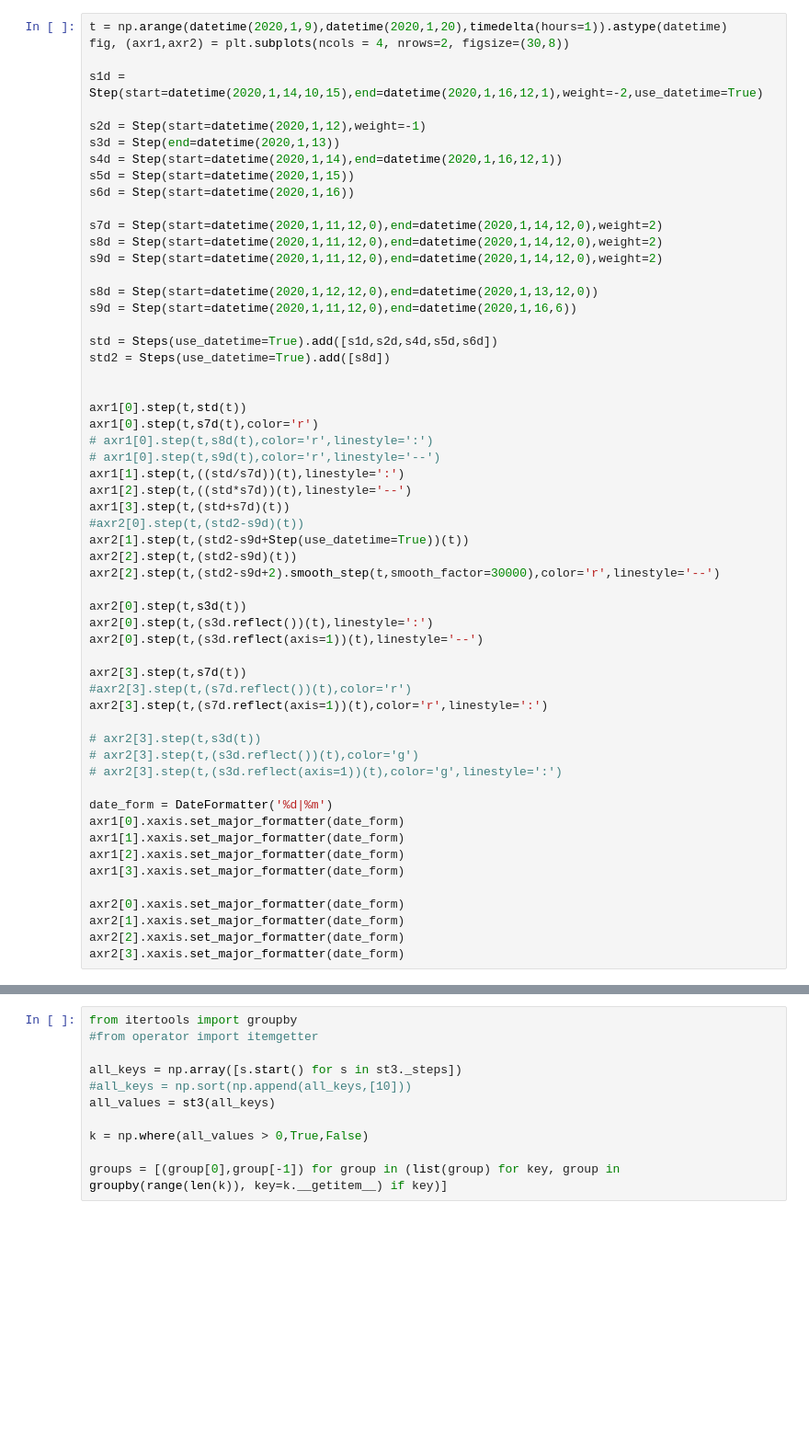
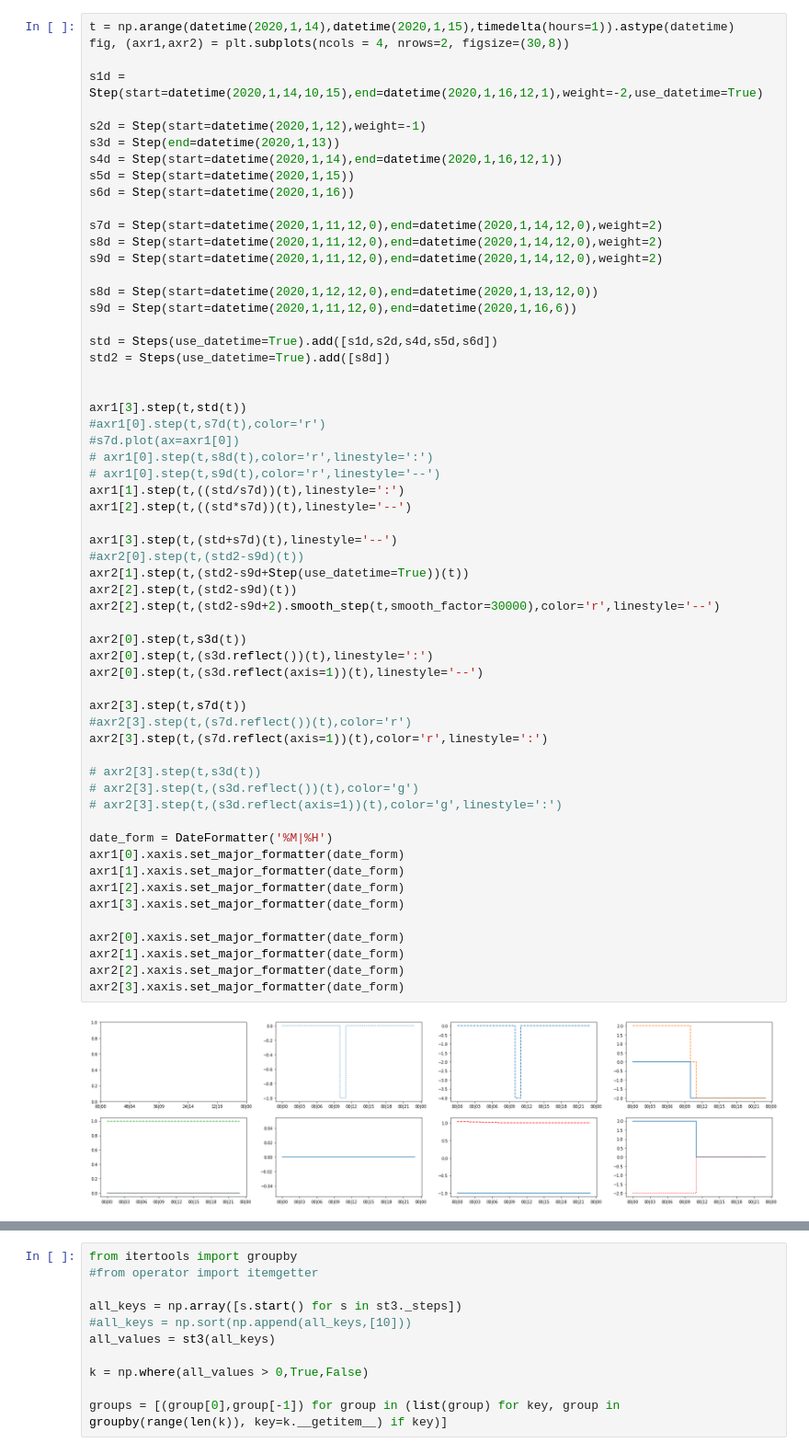
Before and after one commit to probability/topicmodelunderstanding, a Jupyter notebook: Notebooks/operations tests.ipynb, the cells around one changed output, grey strips where cells are left out. Shown at 92% size. Saved outputs shown, nothing was run; the diff lists cells and outputs as text; blank space fills up the shorter version.

```diff
--- a/Notebooks/operations tests.ipynb
+++ b/Notebooks/operations tests.ipynb
@@ -6,5 +8,5 @@ from datetime import datetime,timedelta
 # %%
-t = np.arange(datetime(2020,1,9),datetime(2020,1,20),timedelta(hours=1)).astype(datetime)
+t = np.arange(datetime(2020,1,14),datetime(2020,1,15),timedelta(hours=1)).astype(datetime)
 fig, (axr1,axr2) = plt.subplots(ncols = 4, nrows=2, figsize=(30,8))
 
 s1d = Step(start=datetime(2020,1,14,10,15),end=datetime(2020,1,16,12,1),weight=-2,use_datetime=True)
@@ -26,40 +28,44 @@ std = Steps(use_datetime=True).add([s1d,s2d,s4d,s5d,s6d])
 std2 = Steps(use_datetime=True).add([s8d])
 
 
-axr1[0].step(t,std(t))
-axr1[0].step(t,s7d(t),color='r')
+axr1[3].step(t,std(t))
+#axr1[0].step(t,s7d(t),color='r')
+#s7d.plot(ax=axr1[0])
 # axr1[0].step(t,s8d(t),color='r',linestyle=':')
 # axr1[0].step(t,s9d(t),color='r',linestyle='--')
 axr1[1].step(t,((std/s7d))(t),linestyle=':')
 axr1[2].step(t,((std*s7d))(t),linestyle='--')
-axr1[3].step(t,(std+s7d)(t))
+
+axr1[3].step(t,(std+s7d)(t),linestyle='--')
 #axr2[0].step(t,(std2-s9d)(t))
 axr2[1].step(t,(std2-s9d+Step(use_datetime=True))(t))
 axr2[2].step(t,(std2-s9d)(t))
 axr2[2].step(t,(std2-s9d+2).smooth_step(t,smooth_factor=30000),color='r',linestyle='--')
 
 axr2[0].step(t,s3d(t))
 axr2[0].step(t,(s3d.reflect())(t),linestyle=':')
 axr2[0].step(t,(s3d.reflect(axis=1))(t),linestyle='--')
 
 axr2[3].step(t,s7d(t))
 #axr2[3].step(t,(s7d.reflect())(t),color='r')
 axr2[3].step(t,(s7d.reflect(axis=1))(t),color='r',linestyle=':')
 
 # axr2[3].step(t,s3d(t))
 # axr2[3].step(t,(s3d.reflect())(t),color='g')
 # axr2[3].step(t,(s3d.reflect(axis=1))(t),color='g',linestyle=':')
 
-date_form = DateFormatter('%d|%m')
+date_form = DateFormatter('%M|%H')
 axr1[0].xaxis.set_major_formatter(date_form)
 axr1[1].xaxis.set_major_formatter(date_form)
 axr1[2].xaxis.set_major_formatter(date_form)
 axr1[3].xaxis.set_major_formatter(date_form)
 
 axr2[0].xaxis.set_major_formatter(date_form)
 axr2[1].xaxis.set_major_formatter(date_form)
 axr2[2].xaxis.set_major_formatter(date_form)
 axr2[3].xaxis.set_major_formatter(date_form)
+# %% [output]
+[figure, added]
 # %%
 t = np.arange(10,20,0.01)
 fig, (axr1,axr2,axr3,axr4) = plt.subplots(ncols = 4, nrows=4, figsize=(30,12))
```
Also changed, not shown: parts of 3 cells of this notebook, 5 other files.
